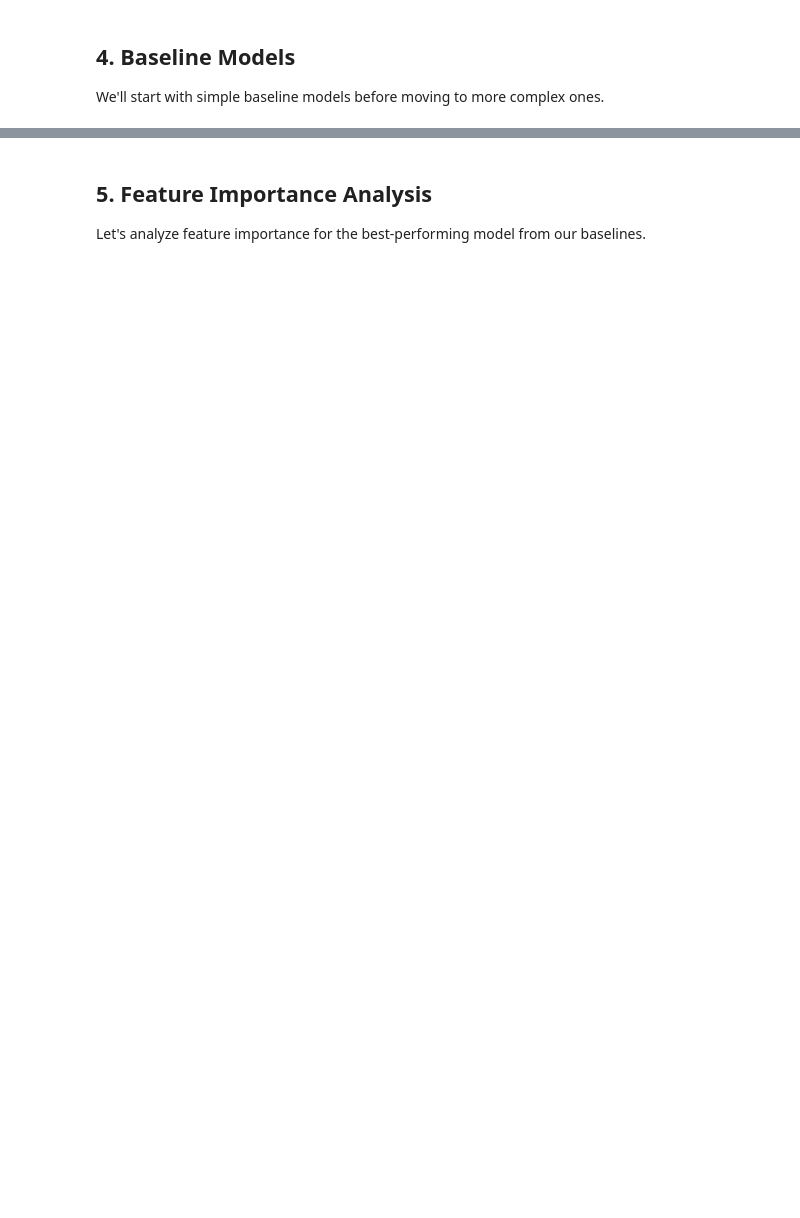
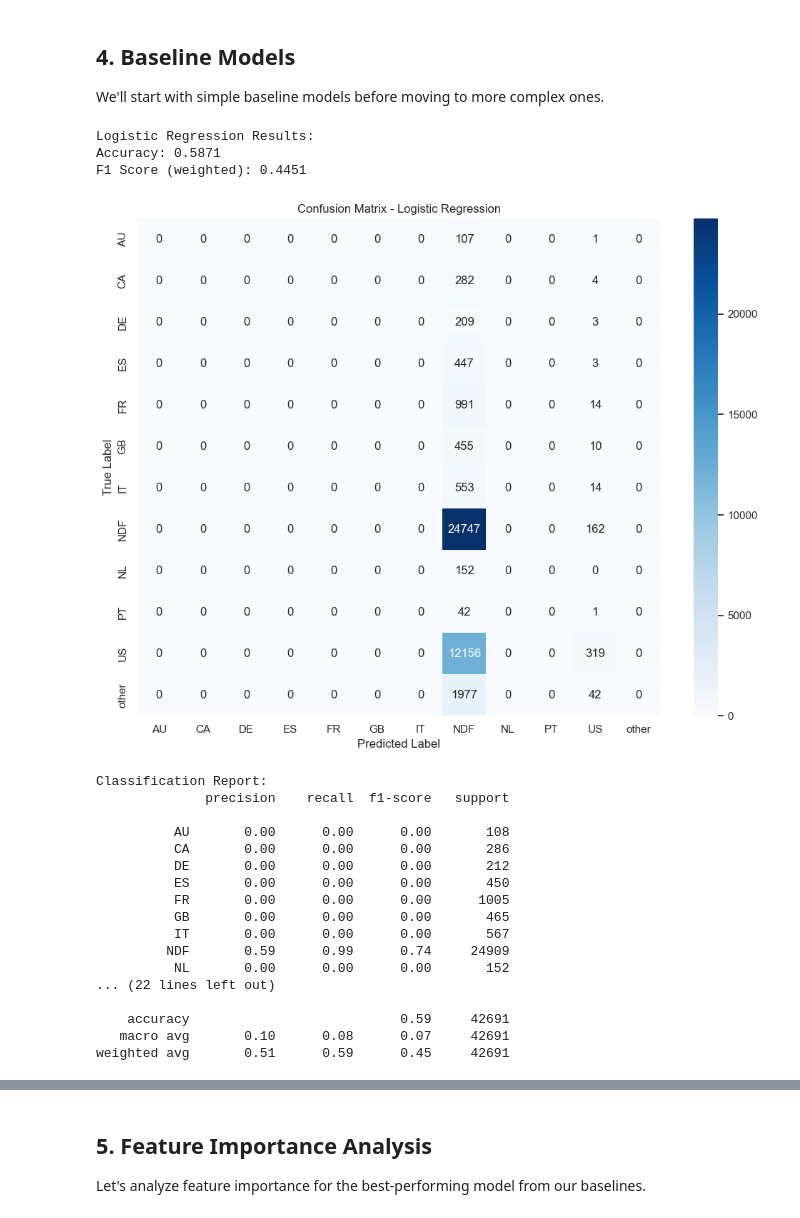
Before and after one commit to Asmaa6777/Airbnb-NUB, a Jupyter notebook: notebooks/04_model_training.ipynb, the cells around one changed output, grey strips where cells are left out. Saved outputs shown, nothing was run; the diff lists cells and outputs as text; code cells hidden in the pictures; blank space fills up the shorter version.

```diff
--- a/notebooks/04_model_training.ipynb
+++ b/notebooks/04_model_training.ipynb
@@ -47,11 +45,11 @@ warnings.filterwarnings('ignore')
 ## 2. Load Preprocessed Data
 # %%
 # Load the preprocessed training data
-processed_data_path = '../data/processed/processed_train_users.csv'
+processed_data_path = '../data/processed/train_processed.csv'
 
 if os.path.exists(processed_data_path):
     df = pd.read_csv(processed_data_path)
     print(f"Loaded preprocessed data with shape: {df.shape}")
 else:
     print(f"Error: Preprocessed data file not found at {processed_data_path}")
-    print("Please run the 02_preprocessing.ipynb notebook first.")
+    print("Please run the 03_preprocessing.ipynb notebook first.")
@@ -89,0 +144,16 @@ if non_numeric_cols:
+# %%
+# Encode target variable for model compatibility
+from sklearn.preprocessing import LabelEncoder
+
+# Create a label encoder for the target variable
+target_encoder = LabelEncoder()
+# Fit the encoder on all available classes
+target_encoder.fit(y)
+
+# Print the encoding mapping
+print("Target class encoding mapping:")
+for i, country in enumerate(target_encoder.classes_):
+    print(f"{i}: {country}")
+
+# Transform the target variables
+y_encoded = target_encoder.transform(y)
@@ -90,7 +174,11 @@ if non_numeric_cols:
 # %%
 # Split data into training and validation sets using stratified sampling
 X_train, X_val, y_train, y_val = train_test_split(
-    X, y, test_size=0.2, random_state=42, stratify=y
+    X, y_encoded, test_size=0.2, random_state=42, stratify=y_encoded
 )
 
+# Get the original labels for reference and visualization
+y_train_original = target_encoder.inverse_transform(y_train)
+y_val_original = target_encoder.inverse_transform(y_val)
+
 print(f"Training set: {X_train.shape}, Validation set: {X_val.shape}")
@@ -125,6 +208,10 @@ def evaluate_model(model, X_train, X_val, y_train, y_val, model_name):
 
     # Make predictions
     y_pred = model.predict(X_val)
+
+    # For visualization, convert encoded labels back to original country names
+    y_val_original = target_encoder.inverse_transform(y_val)
+    y_pred_original = target_encoder.inverse_transform(y_pred)
 
     # Calculate metrics
     accuracy = accuracy_score(y_val, y_pred)
@@ -136,9 +223,9 @@ def evaluate_model(model, X_train, X_val, y_train, y_val, model_name):
     print(f"F1 Score (weighted): {f1:.4f}")
 
     # Display confusion matrix
-    cm = confusion_matrix(y_val, y_pred)
+    cm = confusion_matrix(y_val_original, y_pred_original)
     plt.figure(figsize=(10, 8))
-    sns.heatmap(cm, annot=True, fmt='d', cmap='Blues', xticklabels=model.classes_, yticklabels=model.classes_)
+    sns.heatmap(cm, annot=True, fmt='d', cmap='Blues', xticklabels=target_encoder.classes_, yticklabels=target_encoder.classes_)
     plt.title(f'Confusion Matrix - {model_name}')
     plt.ylabel('True Label')
     plt.xlabel('Predicted Label')
@@ -147,13 +234,35 @@ def evaluate_model(model, X_train, X_val, y_train, y_val, model_name):
 
     # Display classification report
     print("\nClassification Report:")
-    print(classification_report(y_val, y_pred))
+    print(classification_report(y_val_original, y_pred_original))
 
     return model, accuracy, f1
 # %%
 # 4.1 Logistic Regression (Baseline)
 lr_model = LogisticRegression(max_iter=1000, multi_class='multinomial', solver='lbfgs', random_state=42)
-lr_model, lr_accuracy, lr_f1 = evaluate_model(lr_model, X_train_scaled, X_val_scaled, y_train, y_val, "Logistic Regression")
+lr_model, lr_accuracy, lr_f1 = evaluate_model(lr_model, X_train, X_val, y_train, y_val, "Logistic Regression")
+# %% [output]
+Logistic Regression Results:
+Accuracy: 0.5871
+F1 Score (weighted): 0.4451
+[figure, added]
+Classification Report:
+              precision    recall  f1-score   support
+
+          AU       0.00      0.00      0.00       108
+          CA       0.00      0.00      0.00       286
+          DE       0.00      0.00      0.00       212
+          ES       0.00      0.00      0.00       450
+          FR       0.00      0.00      0.00      1005
+          GB       0.00      0.00      0.00       465
+          IT       0.00      0.00      0.00       567
+         NDF       0.59      0.99      0.74     24909
+          NL       0.00      0.00      0.00       152
+... (22 lines left out)
+
+    accuracy                           0.59     42691
+   macro avg       0.10      0.08      0.07     42691
+weighted avg       0.51      0.59      0.45     42691
 # %%
 # 4.2 Random Forest (Baseline)
 rf_model = RandomForestClassifier(n_estimators=100, random_state=42, n_jobs=-1)
```
Also changed, not shown: parts of 21 cells of this notebook, 6 other files.
